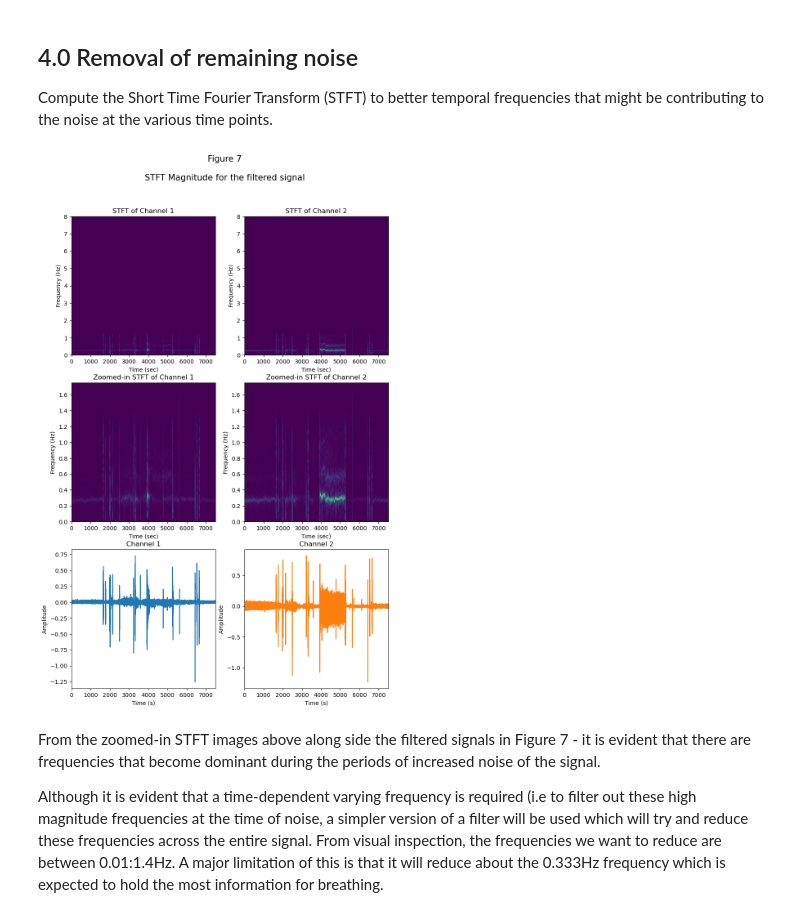
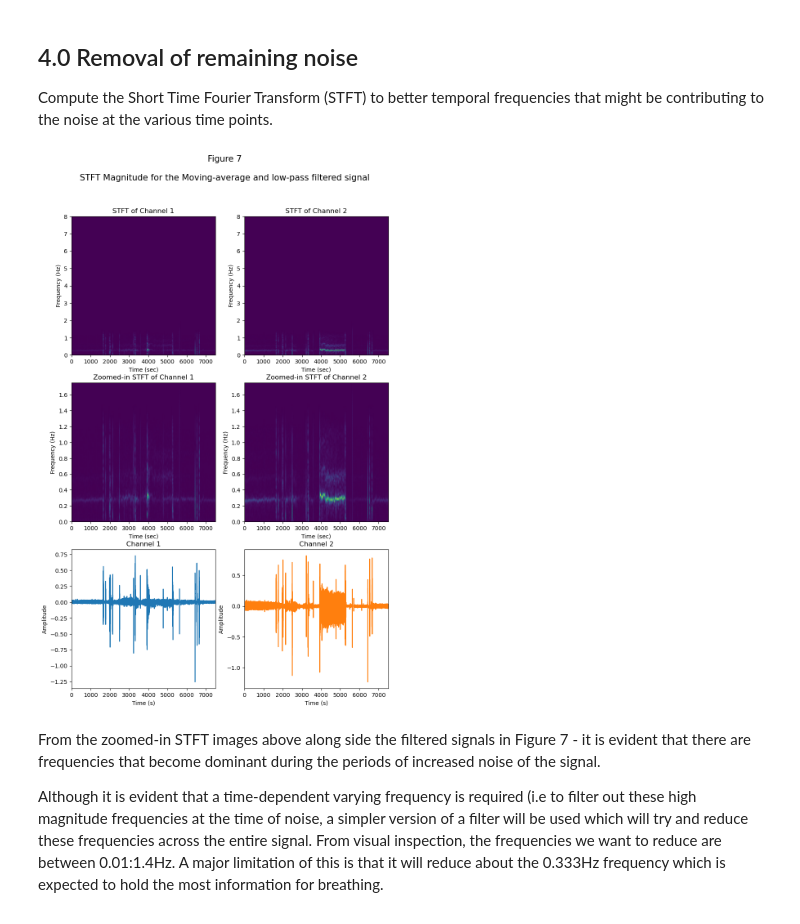
Before and after one commit to AoibheT-H/Algorithm_Challenge, a Jupyter notebook: Aoibhe_Turner_Heaney_Algorithm_Challenge.ipynb, the cells around one changed output. Cells and saved outputs as stored; diff of their text form; code cells hidden in the pictures.

```diff
--- a/Aoibhe_Turner_Heaney_Algorithm_Challenge.ipynb
+++ b/Aoibhe_Turner_Heaney_Algorithm_Challenge.ipynb
@@ -242,7 +242,7 @@ f_LP_filtered_avg_sig_1, t_LP_filtered_avg_sig_1, Zxx_LP_filtered_avg_sig_1 = si
 f_LP_filtered_avg_sig_2, t_LP_filtered_avg_sig_2, Zxx_LP_filtered_avg_sig_2 = signal.stft(LP_filtered_avg_sig_2, fs, nperseg=1000)
 
 # plot the STFT
-plt.figure(figsize=(10,15)).suptitle('Figure 7\n\nSTFT Magnitude for the filtered signal', fontsize=15)
+plt.figure(figsize=(10,15)).suptitle('Figure 7\n\nSTFT Magnitude for the Moving-average and low-pass filtered signal', fontsize=15)
 plt.subplot(3, 2, 1)
 plt.pcolormesh(t_LP_filtered_avg_sig_1, f_LP_filtered_avg_sig_1, np.abs(Zxx_LP_filtered_avg_sig_1), shading='gouraud')
 plt.title('STFT of Channel 1')
@@ -263,34 +263,34 @@ plt.pcolormesh(t_LP_filtered_avg_sig_1, f_LP_filtered_avg_sig_1, np.abs(Zxx_LP_f
 plt.title('Zoomed-in STFT of Channel 1')
 plt.ylabel('Frequency (Hz)')
 plt.xlabel('Time (sec)')
 plt.ylim([0, 1.75]) # limit chosen by visual inspection
 
 plt.subplot(3, 2, 4)
 plt.pcolormesh(t_LP_filtered_avg_sig_2, f_LP_filtered_avg_sig_2, np.abs(Zxx_LP_filtered_avg_sig_2), shading='gouraud')
 plt.title('Zoomed-in STFT of Channel 2')
 plt.ylabel('Frequency (Hz)')
 plt.xlabel('Time (sec)')
 plt.ylim([0, 1.75]) # limit chosen by visual inspection
 plt.xlim([0, time_axis[-1]])
 
 #plot the signals in the time frequency domain underneath
 plt.subplot(3, 2, 5)
 plt.plot(time_axis, LP_filtered_avg_sig_1, color="#1f77b4")
 plt.title('Channel 1')
 plt.xlabel('Time (s)')
 plt.ylabel('Amplitude')
 plt.xlim([0, time_axis[-1]])
 
 plt.subplot(3, 2, 6)
 plt.plot(time_axis, LP_filtered_avg_sig_2, color="#ff7f0e")
 plt.title('Channel 2')
 plt.xlabel('Time (s)')
 plt.ylabel('Amplitude')
 plt.xlim([0, time_axis[-1]])
 
 plt.show()
 # %% [output]
-[figure, old version]
+[figure, new version]
 # %% [markdown]
 From the zoomed-in STFT images above along side the filtered signals in Figure 7 - it is evident that there are frequencies that become dominant during the periods of increased noise of the signal.
 
```
Also changed, not shown: parts of 13 cells of this notebook.
